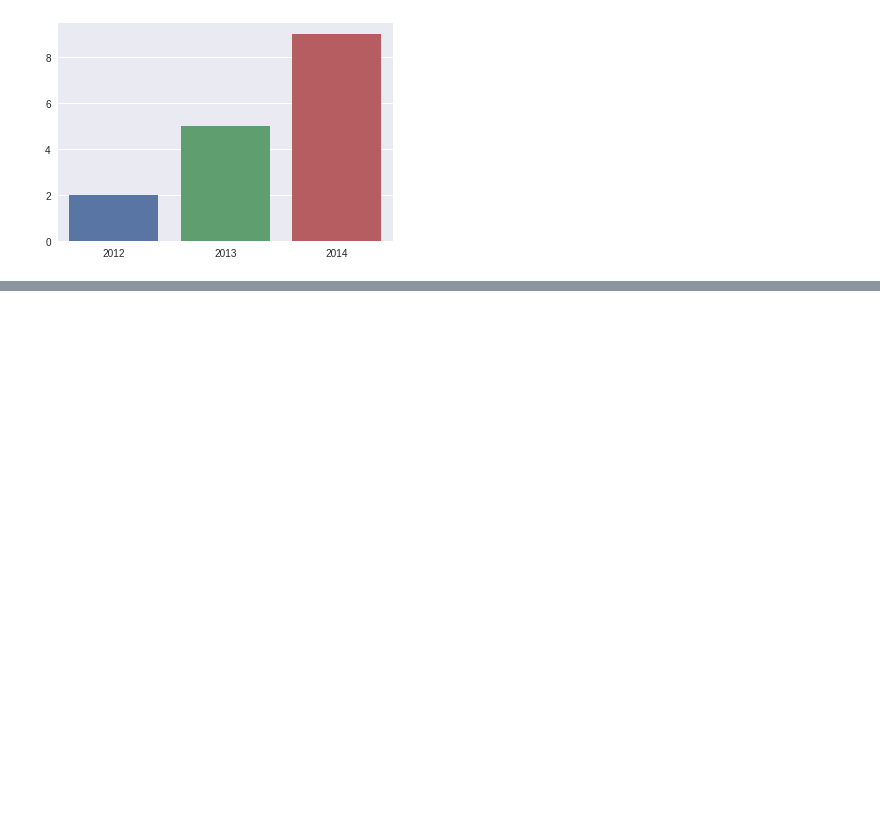
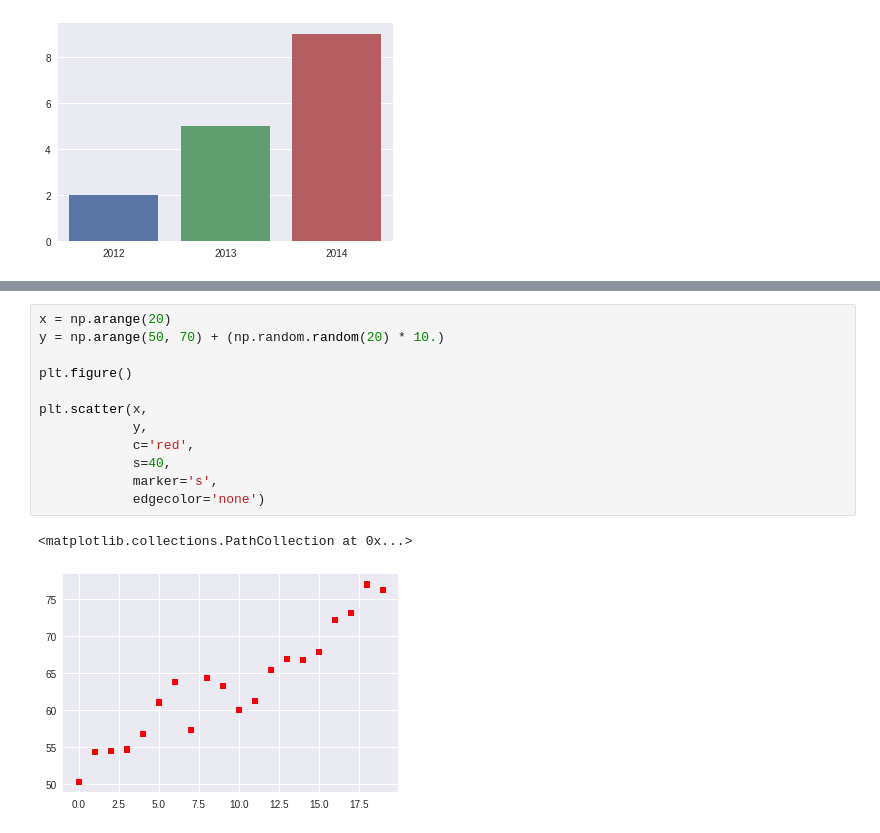
Before and after one commit to rubiagatra/dsi-jatim-camp, a Jupyter notebook: Day 2/1. Getting Started with Matplotlib and Seaborn.ipynb, the cells around one changed output, grey strips where cells are left out. Drawn from its saved outputs; the diff is of its cells as text; blank space fills up the shorter version.

```diff
--- a/Day 2/1. Getting Started with Matplotlib and Seaborn.ipynb
+++ b/Day 2/1. Getting Started with Matplotlib and Seaborn.ipynb
@@ -104,0 +149,15 @@ sns.barplot(years, values)
+# %%
+x = np.arange(20)
+y = np.arange(50, 70) + (np.random.random(20) * 10.)
+
+plt.figure()
+
+plt.scatter(x,
+            y,
+            c='red',
+            s=40,
+            marker='s',
+            edgecolor='none')
+# %% [output]
+<matplotlib.collections.PathCollection at 0x...>
+[figure, added]
```
Also changed, not shown: parts of 5 cells of this notebook, 4 other files.
